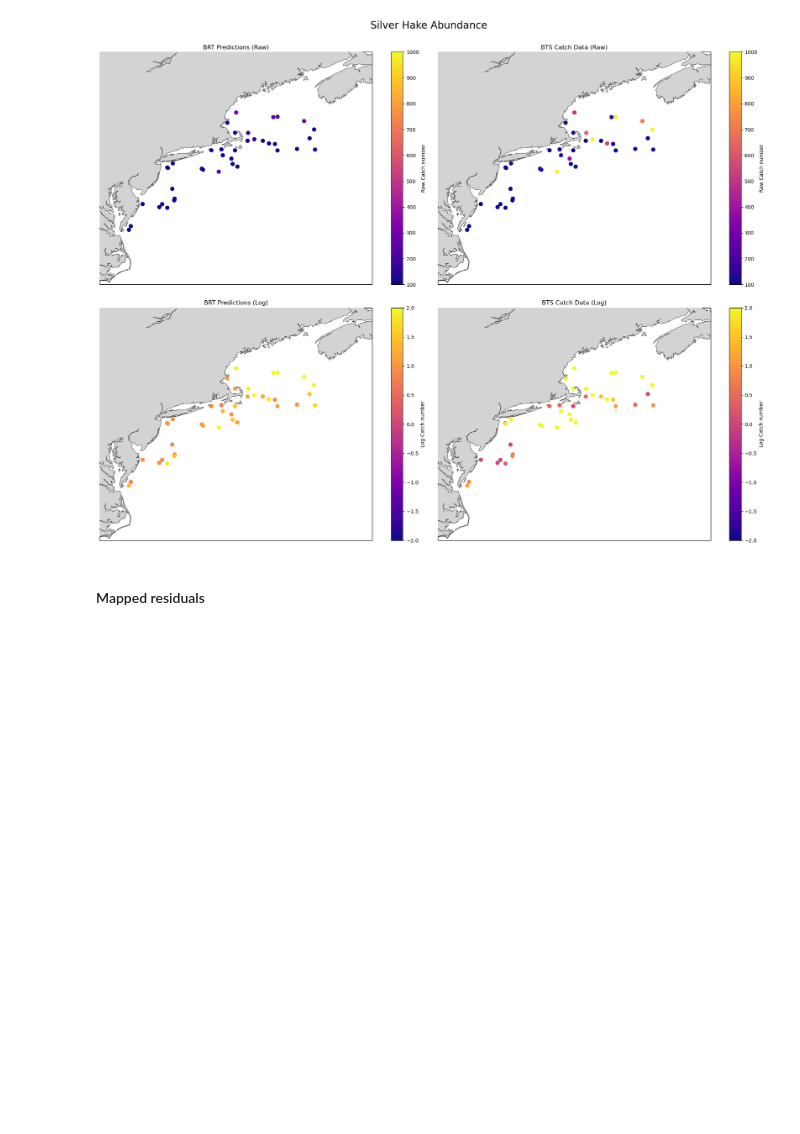
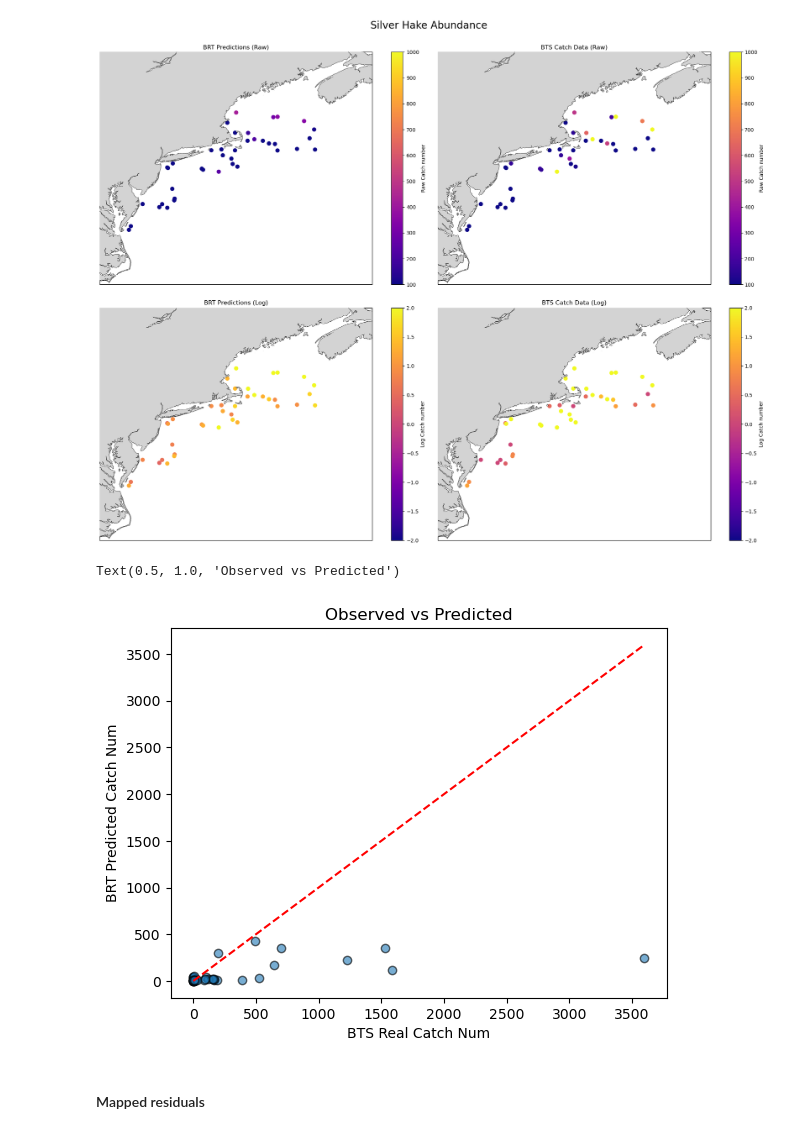
Before and after one commit to fish-pace/2026-proj-Trawling4PACE, a Jupyter notebook: contributor_folders/hsynan/Trawling4PACE_FINAL_Hackhour.ipynb, the cells around one changed output. Cells and saved outputs as stored; diff of their text form; code cells hidden in the pictures; blank space fills up the shorter version.

```diff
--- a/contributor_folders/hsynan/Trawling4PACE_FINAL_Hackhour.ipynb
+++ b/contributor_folders/hsynan/Trawling4PACE_FINAL_Hackhour.ipynb
@@ -444,6 +467,16 @@ plt.suptitle('Silver Hake Abundance',y=1.04,fontsize=20)
 # %% [output]
 Text(0.5, 1.04, 'Silver Hake Abundance')
 [figure]
+# %%
+
+plt.scatter(df.loc[y_test.index.tolist()].EXPCATCHNUM, np.power(10,predictions_brt), alpha=0.6, edgecolor="k")
+plt.plot([df.loc[y_test.index.tolist()].EXPCATCHNUM.min(), df.loc[y_test.index.tolist()].EXPCATCHNUM.max()], [df.loc[y_test.index.tolist()].EXPCATCHNUM.min(), df.loc[y_test.index.tolist()].EXPCATCHNUM.max()], "r--")
+plt.xlabel("BTS Real Catch Num")
+plt.ylabel("BRT Predicted Catch Num")
+plt.title("Observed vs Predicted")
+# %% [output]
+Text(0.5, 1.0, 'Observed vs Predicted')
+[figure, added]
 # %% [markdown]
 #### Mapped residuals <a id="mr"></a>
 # %%
```
Also changed, not shown: parts of 7 cells of this notebook.
